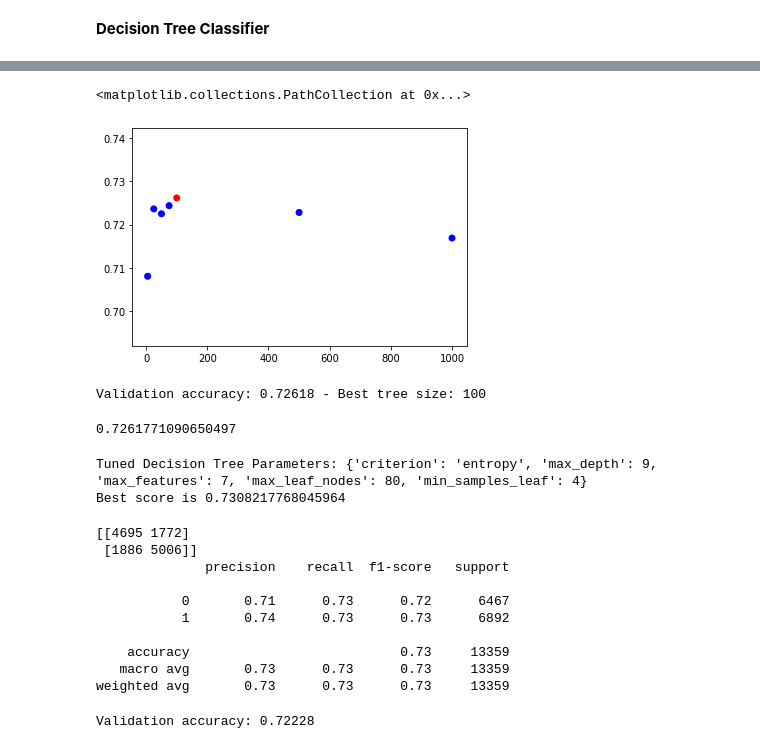
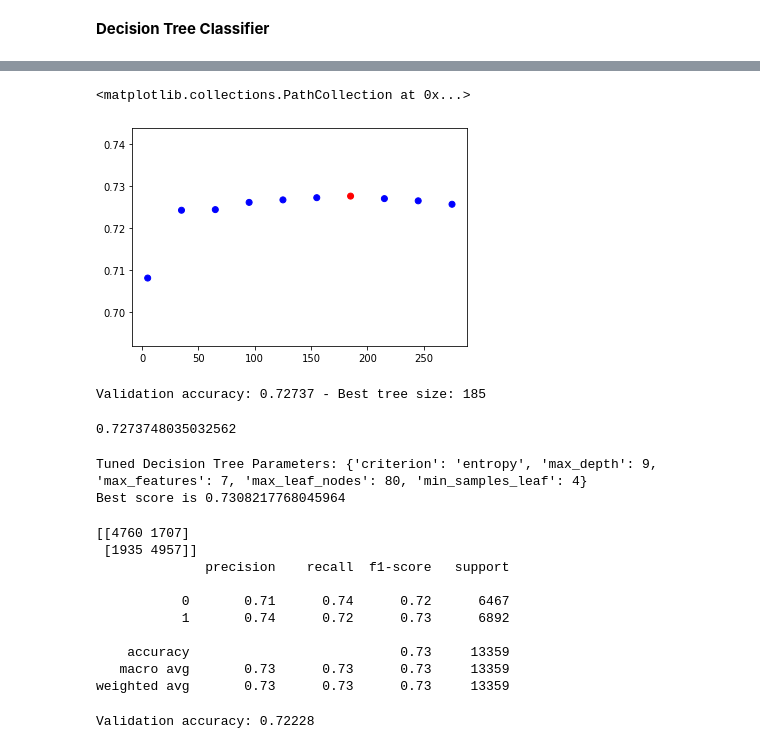
Before and after one commit to carcrupe/TFM, a Jupyter notebook: stroke_predictor_models.ipynb, the cells around one changed output, grey strips where cells are left out. Cells and saved outputs as stored; diff of their text form; code cells hidden in the pictures.

Commit message:
files reorganized and stroke_visualization app updated

```diff
--- a/stroke_predictor_models.ipynb
+++ b/stroke_predictor_models.ipynb
@@ -77,23 +76,23 @@ def get_accuracy_tree(max_leaf_nodes, train_X, test_X, train_y, test_y):
 # %%
 #The error in the first approach is quite high. Let us iterate to find the optimal tree parameters
 
-candidate_max_leaf_nodes = [5, 25, 50,75, 100, 500,1000]
+candidate_max_leaf_nodes = np.arange(5, 300,30)
 # Write loop to find the ideal tree size from candidate_max_leaf_nodes
 acc=[]
 for x in candidate_max_leaf_nodes:
     acc.append(get_accuracy_tree(x,train_X, test_X, train_y, test_y))
 
 # Store the best value of max_leaf_nodes
 best_tree_size = candidate_max_leaf_nodes[acc.index(max(acc))]
 
 #Show the minimum accuracy highlighted in red
 maxAcc = np.max(acc)
 mask = np.array(acc) == maxAcc
 color = np.where(mask, 'red', 'blue')
 plt.scatter(candidate_max_leaf_nodes,acc, color=color)
 # %% [output]
 <matplotlib.collections.PathCollection at 0x...>
-[figure, old version]
+[figure, new version]
 # %%
 #Create tree model with the best max_leaf_nodes
 improved_tree_model = DecisionTreeClassifier(max_leaf_nodes=best_tree_size, random_state=1)
@@ -104,12 +103,12 @@ val_predictions = improved_tree_model.predict(test_X)
 val_acc = accuracy_score(val_predictions, test_y)
 print("Validation accuracy: {:,.5f} - Best tree size: {:,.0f}".format(val_acc,best_tree_size))
 # %% [output]
-Validation accuracy: 0.72618 - Best tree size: 100
+Validation accuracy: 0.72737 - Best tree size: 185
 # %%
 #Print the score for the model with an improved leaf nodes size
 improved_tree_model.score(test_X,test_y)
 # %% [output]
-0.7261771090650497
+0.7273748035032562
 # %%
 #Let us use Randomized Grid search to optimize several hyperparameters
 
@@ -136,12 +135,12 @@ Best score is 0.7308217768045964
 print(confusion_matrix(test_y,val_predictions))
 print(classification_report(test_y,val_predictions))
 # %% [output]
-[[4695 1772]
- [1886 5006]]
+[[4760 1707]
+ [1935 4957]]
               precision    recall  f1-score   support
 
-           0       0.71      0.73      0.72      6467
-           1       0.74      0.73      0.73      6892
+           0       0.71      0.74      0.72      6467
+           1       0.74      0.72      0.73      6892
 
     accuracy                           0.73     13359
    macro avg       0.73      0.73      0.73     13359
```
Also changed, not shown: parts of 40 cells of this notebook, 6 other files.
